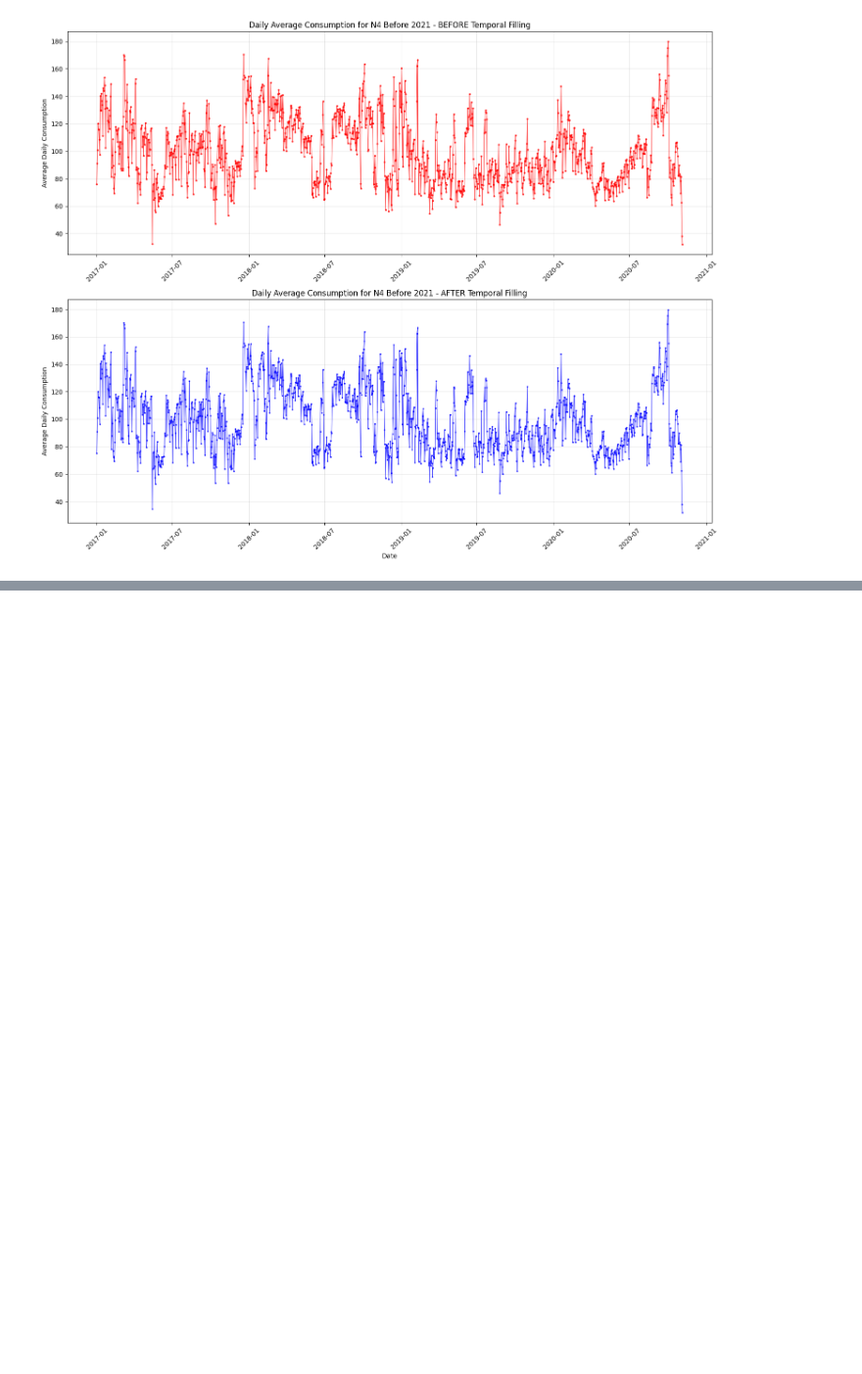
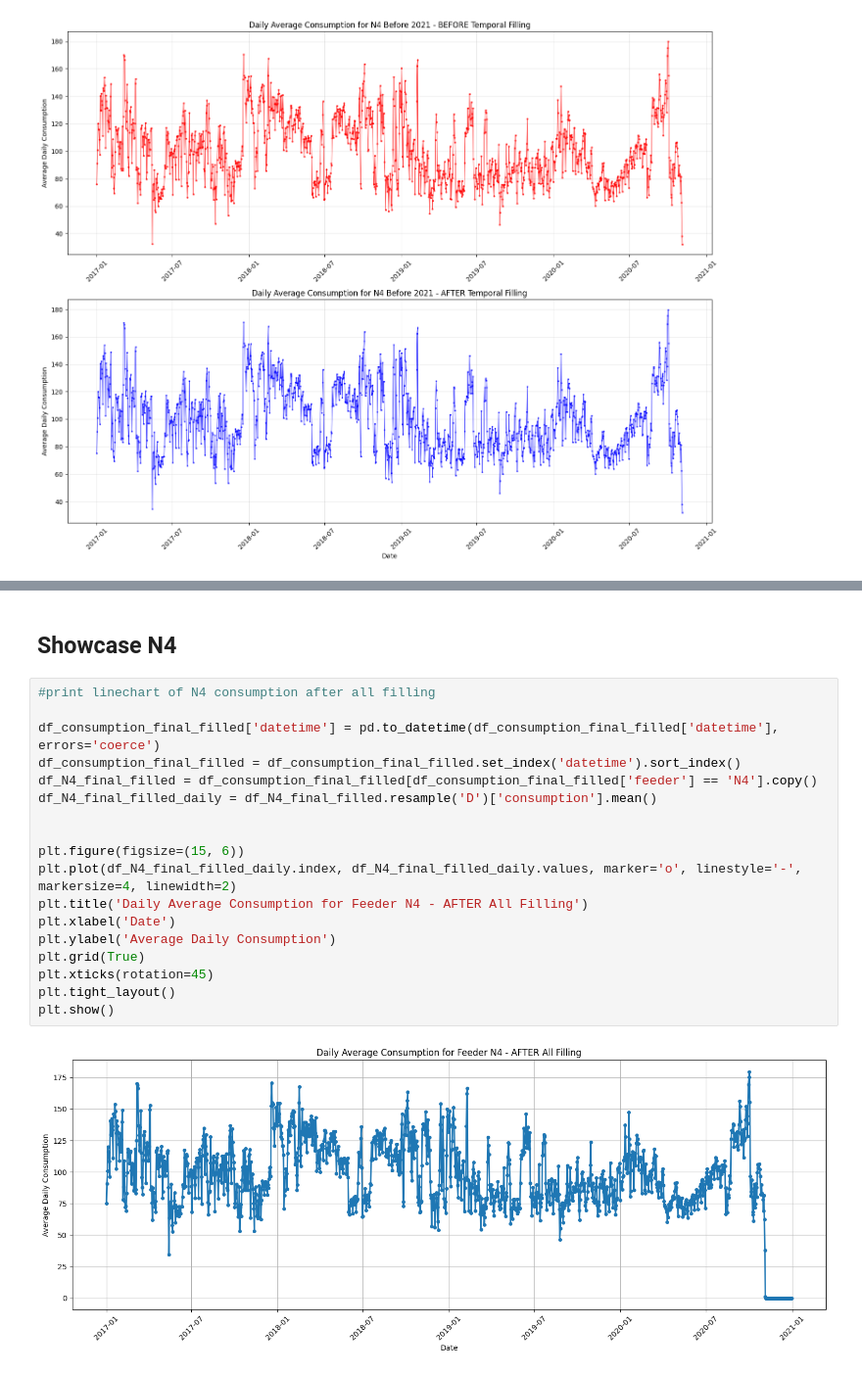
Before and after one commit to NicolaiBaklund/IT3212, a Jupyter notebook: notebooks/Paraguay/missing/missing_values.ipynb, the cells around one changed output, grey strips where cells are left out. Shown at 98% size. Cells and saved outputs as stored; diff of their text form; blank space fills up the shorter version.

```diff
--- a/notebooks/Paraguay/missing/missing_values.ipynb
+++ b/notebooks/Paraguay/missing/missing_values.ipynb
@@ -471,0 +531,22 @@ df.
+# %% [markdown]
+## Showcase N4
+# %%
+#print linechart of N4 consumption after all filling
+
+df_consumption_final_filled['datetime'] = pd.to_datetime(df_consumption_final_filled['datetime'], errors='coerce')
+df_consumption_final_filled = df_consumption_final_filled.set_index('datetime').sort_index()
+df_N4_final_filled = df_consumption_final_filled[df_consumption_final_filled['feeder'] == 'N4'].copy()
+df_N4_final_filled_daily = df_N4_final_filled.resample('D')['consumption'].mean()
+
+
+plt.figure(figsize=(15, 6))
+plt.plot(df_N4_final_filled_daily.index, df_N4_final_filled_daily.values, marker='o', linestyle='-', markersize=4, linewidth=2)
+plt.title('Daily Average Consumption for Feeder N4 - AFTER All Filling')
+plt.xlabel('Date')
+plt.ylabel('Average Daily Consumption')
+plt.grid(True)
+plt.xticks(rotation=45)
+plt.tight_layout()
+plt.show()
+# %% [output]
+[figure, added]
```
Also changed, not shown: parts of 2 cells of this notebook.
